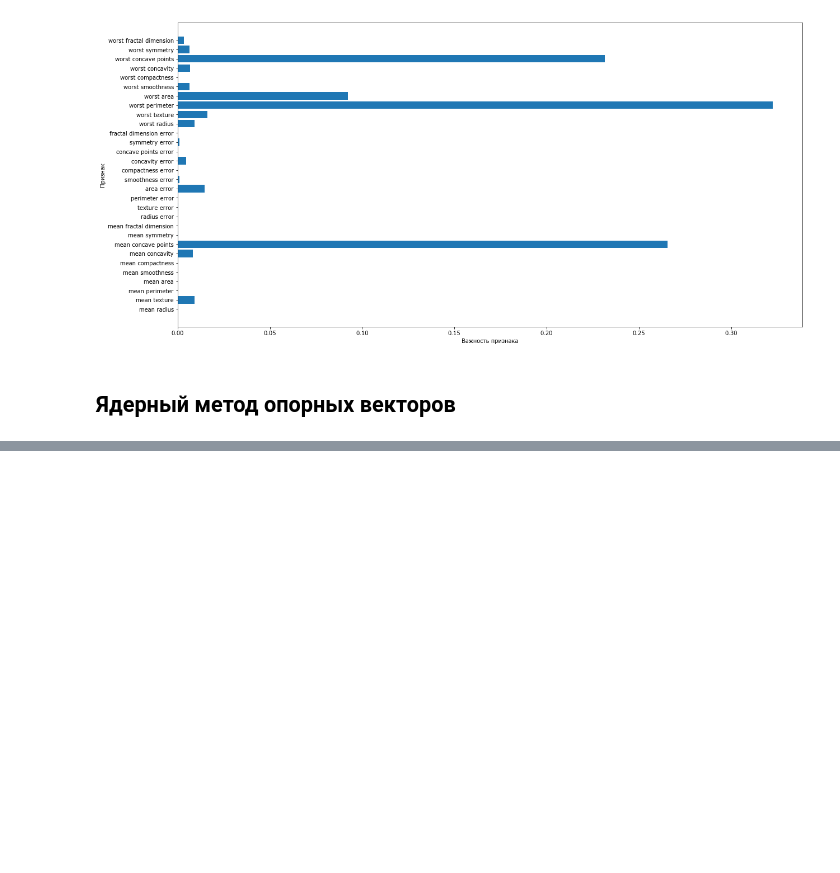
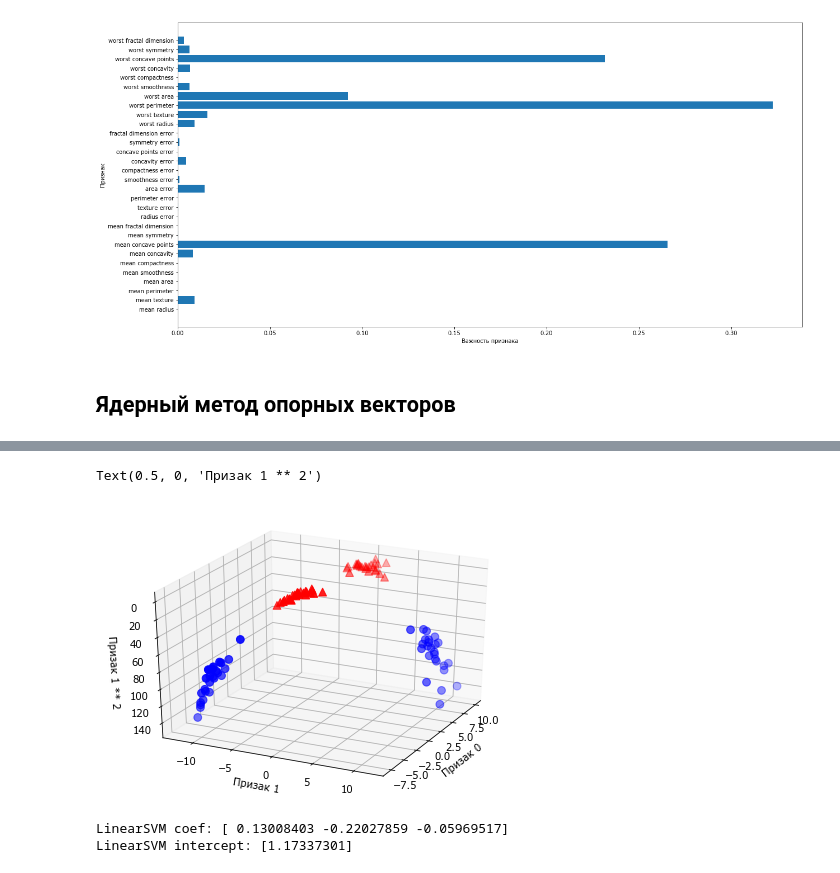
Before and after one commit to azamind/ml-intro, a Jupyter notebook: code/Chapter2.ipynb, the cells around one changed output, grey strips where cells are left out. Drawn from its saved outputs; the diff is of its cells as text; code cells hidden in the pictures; blank space fills up the shorter version.

```diff
--- a/code/Chapter2.ipynb
+++ b/code/Chapter2.ipynb
@@ -656,0 +679,22 @@ plot_feature_importances_cancer(gbrt)
+# %%
+# теперь расширим набор данных, допавим скажем feature1 ** 2 , то есть квадрат второго признака
+# в результате получиться трёх мерное пространство
+
+# добавляем второй признак, возведенный в квадрат
+X_new = np.hstack([X, X[:, 1:] ** 2])
+# %%
+from mpl_toolkits.mplot3d import Axes3D, axes3d
+figure = plt.figure()
+# визуализируем в 3D
+ax = Axes3D(figure, elev=-152, azim=-26)
+# сначала размещаем на графике все точки с у == 0, затем с у == 1
+mask = y == 0
+ax.scatter(X_new[mask, 0], X_new[mask, 1], X_new[mask, 2], c='b', marker='o', cmap=mglearn.cm2, s=60)
+ax.scatter(X_new[~mask, 0], X_new[~mask, 1], X_new[~mask, 2], c='r', marker='^', cmap=mglearn.cm2, s=60)
+
+ax.set_xlabel("Призак 0")
+ax.set_ylabel("Призак 1")
+ax.set_zlabel("Призак 1 ** 2")
+# %% [output]
+Text(0.5, 0, 'Призак 1 ** 2')
+[figure, added]
@@ -656,0 +705,6 @@ plot_feature_importances_cancer(gbrt)
+# %%
+print("LinearSVM coef: {}".format(coef))
+print("LinearSVM intercept: {}".format(intercept))
+# %% [output]
+LinearSVM coef: [ 0.13008403 -0.22027859 -0.05969517]
+LinearSVM intercept: [1.17337301]
```
Also changed, not shown: parts of 8 cells of this notebook.
